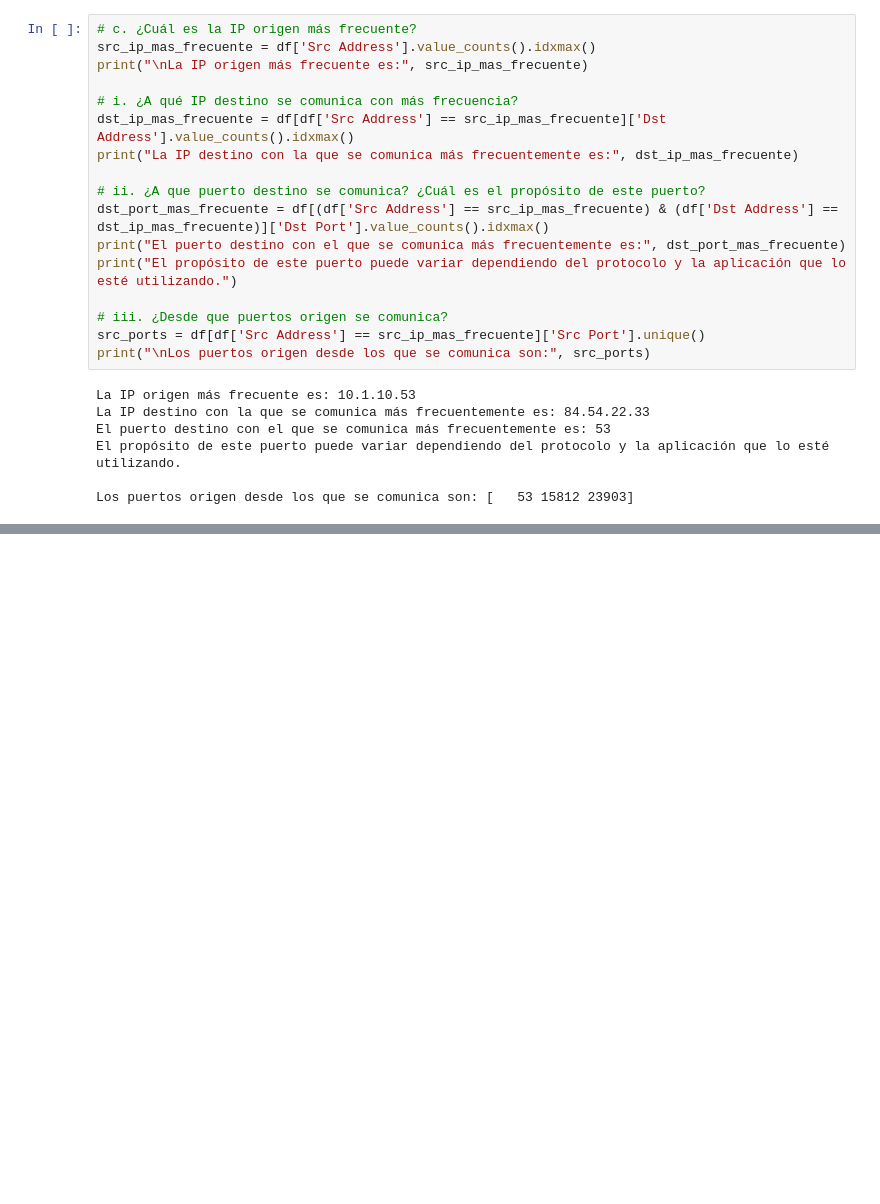
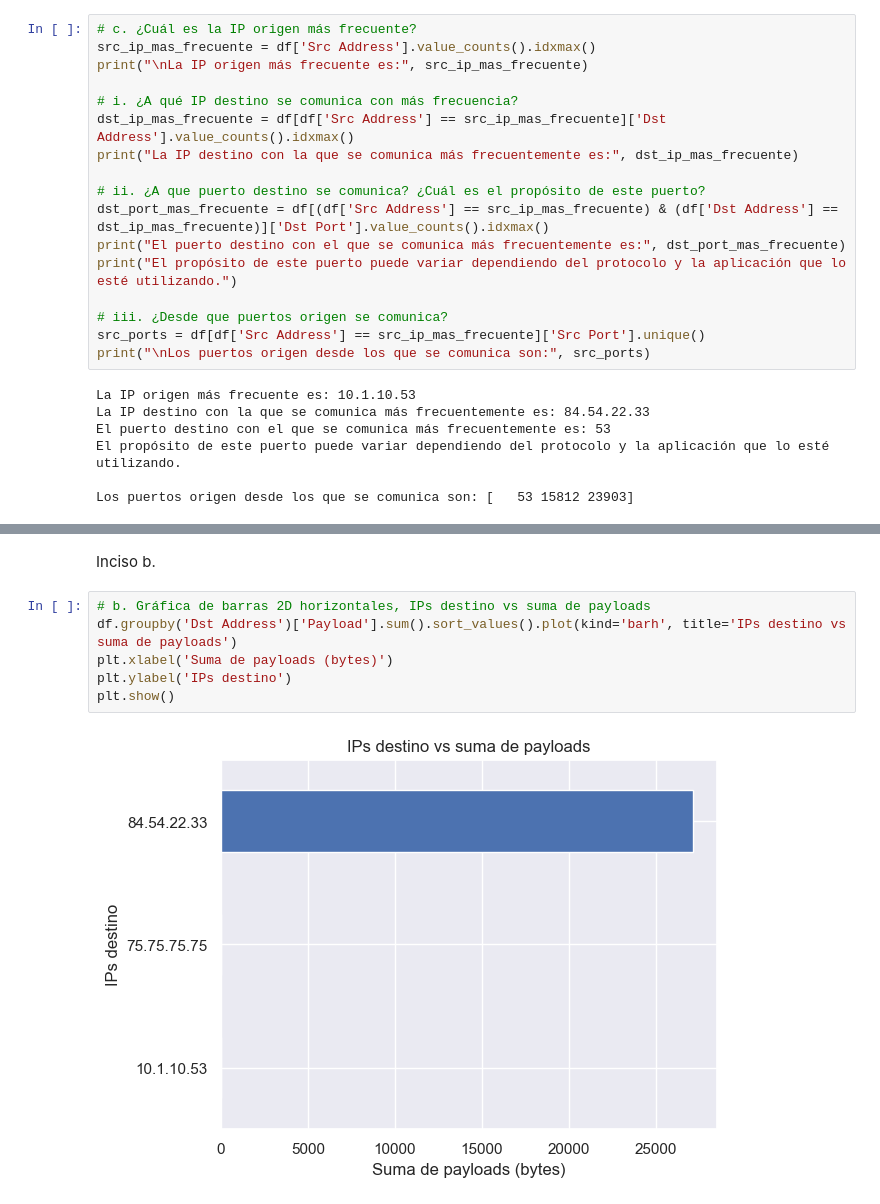
Before and after one commit to Javier19-cmd/Lab6-SDS, a Jupyter notebook: lab6.ipynb, the cells around one changed output, grey strips where cells are left out. Drawn from its saved outputs; the diff is of its cells as text; blank space fills up the shorter version.

```diff
--- a/lab6.ipynb
+++ b/lab6.ipynb
@@ -133,0 +158,10 @@ Los puertos origen desde los que se comunica son: [   53 15812 23903]
+# %% [markdown]
+Inciso b.
+# %%
+# b. Gráfica de barras 2D horizontales, IPs destino vs suma de payloads
+df.groupby('Dst Address')['Payload'].sum().sort_values().plot(kind='barh', title='IPs destino vs suma de payloads')
+plt.xlabel('Suma de payloads (bytes)')
+plt.ylabel('IPs destino')
+plt.show()
+# %% [output]
+[figure, added]
```
Also changed, not shown: parts of 20 cells of this notebook.
